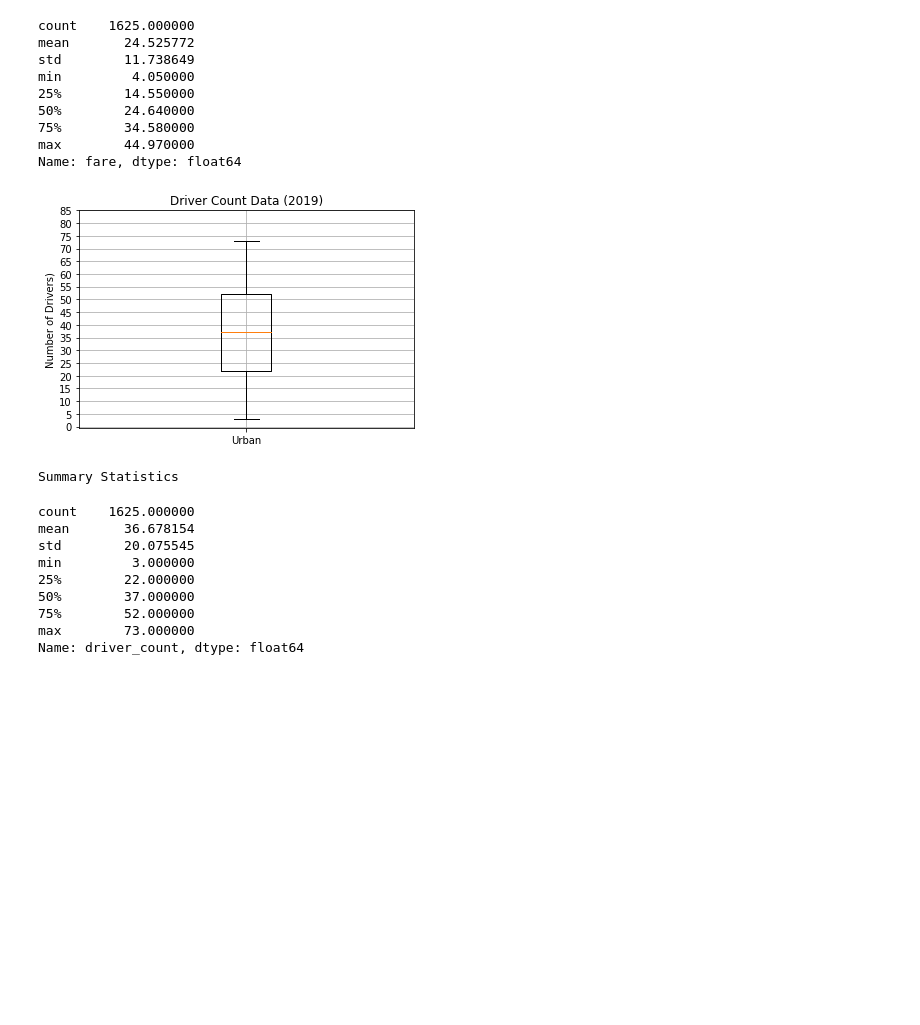
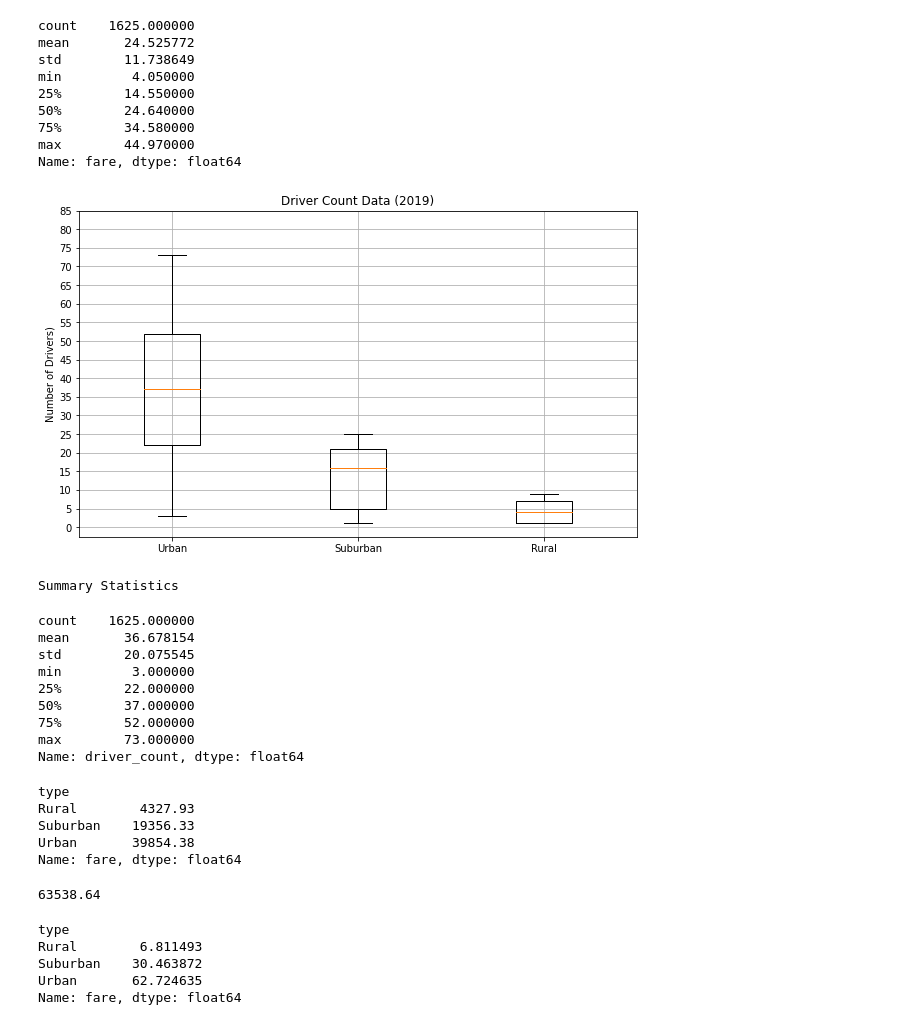
Before and after one commit to Byankap/PyBer_Analysis, a Jupyter notebook: PyBer.ipynb, the cells around one changed output. Cells and saved outputs as stored; diff of their text form; code cells hidden in the pictures; blank space fills up the shorter version.

Commit message:
Added Percentages

```diff
--- a/PyBer.ipynb
+++ b/PyBer.ipynb
@@ -576,19 +576,19 @@ Name: fare, dtype: float64
 # %%
 # Create the box-and-whisker plot for the urban driver count data.
 x_labels = ["Urban", "Suburban", "Rural"]
 driver_count_data = [urban_drivers, suburban_drivers, rural_drivers]
 fig, ax = plt.subplots(figsize=(10, 6))
-ax.boxplot(dri,labels=x_labels)
+ax.boxplot(driver_count_data,labels=x_labels)
 # Add the title, y-axis label and grid.
 ax.set_title('Driver Count Data (2019)')
 ax.set_ylabel('Number of Drivers)')
 ax.set_yticks(np.arange(0, 90, step=5.0))
 ax.grid()
 plt.show()
 print("Summary Statistics")
 urban_drivers.describe()
 # %% [output]
-[figure, old version]
+[figure, new version]
 Summary Statistics
 count    1625.000000
 mean       36.678154
@@ -599,3 +599,27 @@ min         3.000000
 75%        52.000000
 max        73.000000
 Name: driver_count, dtype: float64
+# %%
+sum_fares_by_type = pyber_data_df.groupby(["type"]).sum()["fare"]
+sum_fares_by_type
+# %% [output]
+type
+Rural        4327.93
+Suburban    19356.33
+Urban       39854.38
+Name: fare, dtype: float64
+# %%
+total_fares = pyber_data_df["fare"].sum()
+total_fares
+# %% [output]
+63538.64
+# %%
+# Calculate the percentage of fare for each city type.
+type_percents = 100 * pyber_data_df.groupby(["type"]).sum()["fare"] / pyber_data_df["fare"].sum()
+type_percents
+# %% [output]
+type
+Rural        6.811493
+Suburban    30.463872
+Urban       62.724635
+Name: fare, dtype: float64
```
Also changed, not shown: parts of 4 cells of this notebook, 3 other files.
